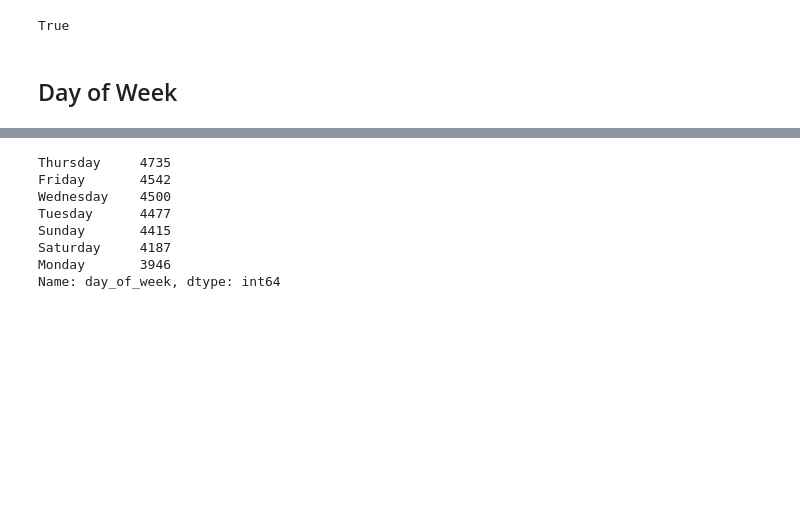
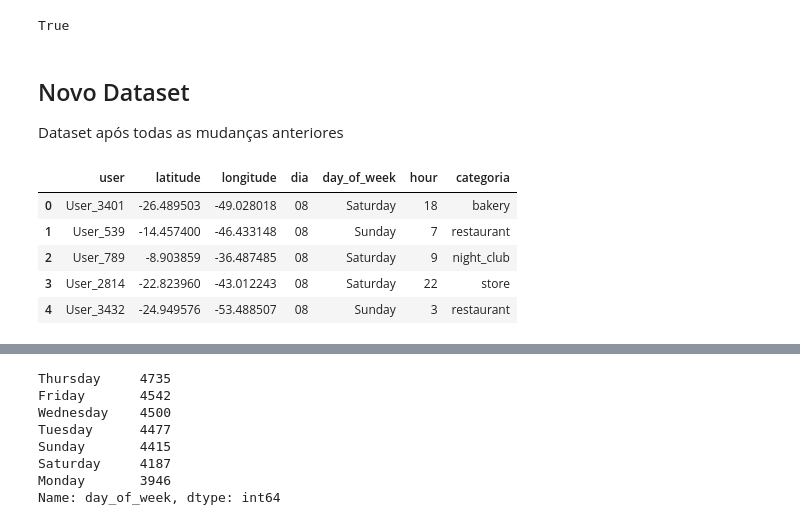
Before and after one commit to jvsn19/analise_varejo, a Jupyter notebook: Projeto.ipynb, the cells around one changed output, grey strips where cells are left out. Drawn from its saved outputs; the diff is of its cells as text; code cells hidden in the pictures; blank space fills up the shorter version.

```diff
--- a/Projeto.ipynb
+++ b/Projeto.ipynb
@@ -98,5 +80,15 @@ True
 # %%
 dataset['date'] = dataset['date'].apply(lambda date_str: date_str[-2:])
 dataset.rename(columns={'date': 'dia'}, inplace=True)
-# %% [markdown]
-<h2>Day of Week</h2>
+# %% [markdown]
+<h2>Novo Dataset</h2>
+<p>Dataset após todas as mudanças anteriores</p>
+# %%
+dataset.head()
+# %% [output]
+|  | user | latitude | longitude | dia | day_of_week | hour | categoria |
+| 0 | User_3401 | -26.489503 | -49.028018 | 08 | Saturday | 18 | bakery |
+| 1 | User_539 | -14.457400 | -46.433148 | 08 | Sunday | 7 | restaurant |
+| 2 | User_789 | -8.903859 | -36.487485 | 08 | Saturday | 9 | night_club |
+| 3 | User_2814 | -22.823960 | -43.012243 | 08 | Saturday | 22 | store |
+| 4 | User_3432 | -24.949576 | -53.488507 | 08 | Sunday | 3 | restaurant |
```
Also changed, not shown: parts of 19 cells of this notebook.
